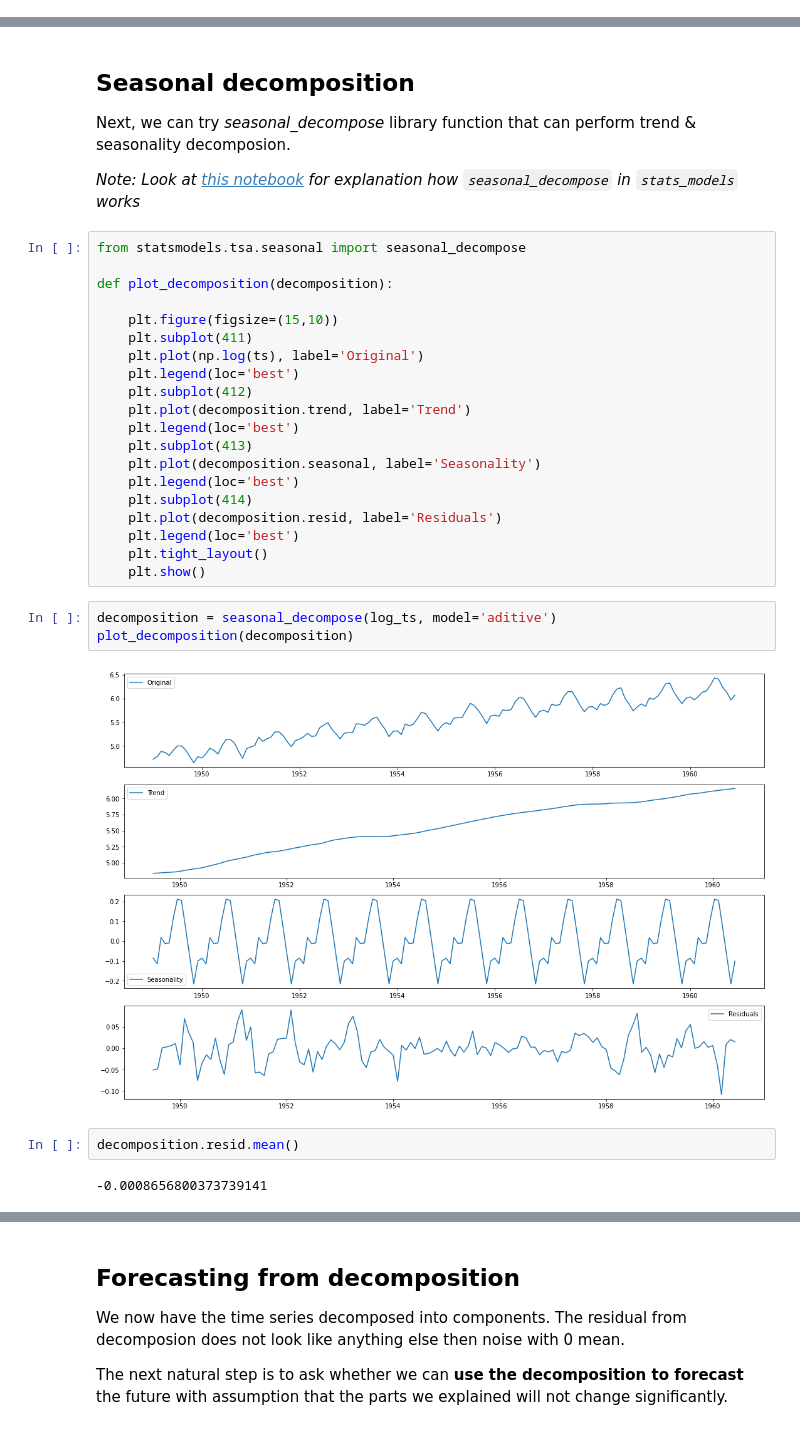
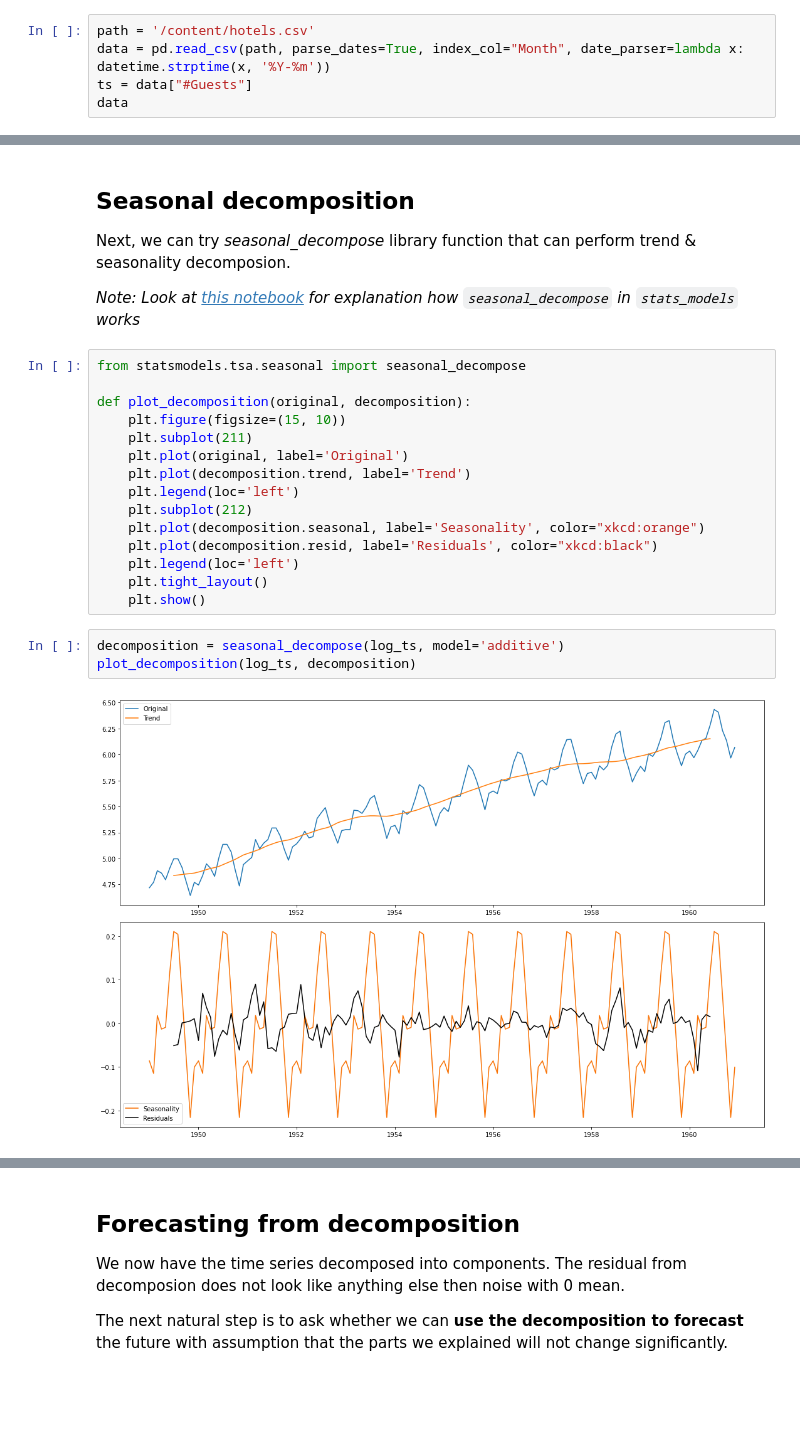
Before and after one commit to mlcollege/time-series-analysis, a Jupyter notebook: src/arima-complete.ipynb, the cells around one changed output, grey strips where cells are left out. Saved outputs shown, nothing was run; the diff lists cells and outputs as text; blank space fills up the shorter version.

```diff
--- a/src/arima-complete.ipynb
+++ b/src/arima-complete.ipynb
@@ -61,3 +69,8 @@ data
 | 1960-11-01 | 390 |
 | 1960-12-01 | 432 |
 144 rows × 1 columns
+# %%
+path = '/content/hotels.csv'
+data = pd.read_csv(path, parse_dates=True, index_col="Month", date_parser=lambda x: datetime.strptime(x, '%Y-%m'))
+ts = data["#Guests"]
+data
@@ -108,29 +136,20 @@ Next, we can try *seasonal_decompose* library function that can perform trend &
 # %%
 from statsmodels.tsa.seasonal import seasonal_decompose
 
-def plot_decomposition(decomposition):
-
-    plt.figure(figsize=(15,10))
-    plt.subplot(411)
-    plt.plot(np.log(ts), label='Original')
-    plt.legend(loc='best')
-    plt.subplot(412)
+def plot_decomposition(original, decomposition):
+    plt.figure(figsize=(15, 10))
+    plt.subplot(211)
+    plt.plot(original, label='Original')
     plt.plot(decomposition.trend, label='Trend')
-    plt.legend(loc='best')
-    plt.subplot(413)
-    plt.plot(decomposition.seasonal, label='Seasonality')
-    plt.legend(loc='best')
-    plt.subplot(414)
-    plt.plot(decomposition.resid, label='Residuals')
-    plt.legend(loc='best')
+    plt.legend(loc='left')
+    plt.subplot(212)
+    plt.plot(decomposition.seasonal, label='Seasonality', color="xkcd:orange")
+    plt.plot(decomposition.resid, label='Residuals', color="xkcd:black")
+    plt.legend(loc='left')
     plt.tight_layout()
     plt.show()
 # %%
-decomposition = seasonal_decompose(log_ts, model='aditive')
-plot_decomposition(decomposition)
+decomposition = seasonal_decompose(log_ts, model='additive')
+plot_decomposition(log_ts, decomposition)
 # %% [output]
-[figure, old version]
+[figure, new version]
-# %%
-decomposition.resid.mean()
-# %% [output]
--0.0008656800373739141
```
Also changed, not shown: parts of 20 cells of this notebook.
